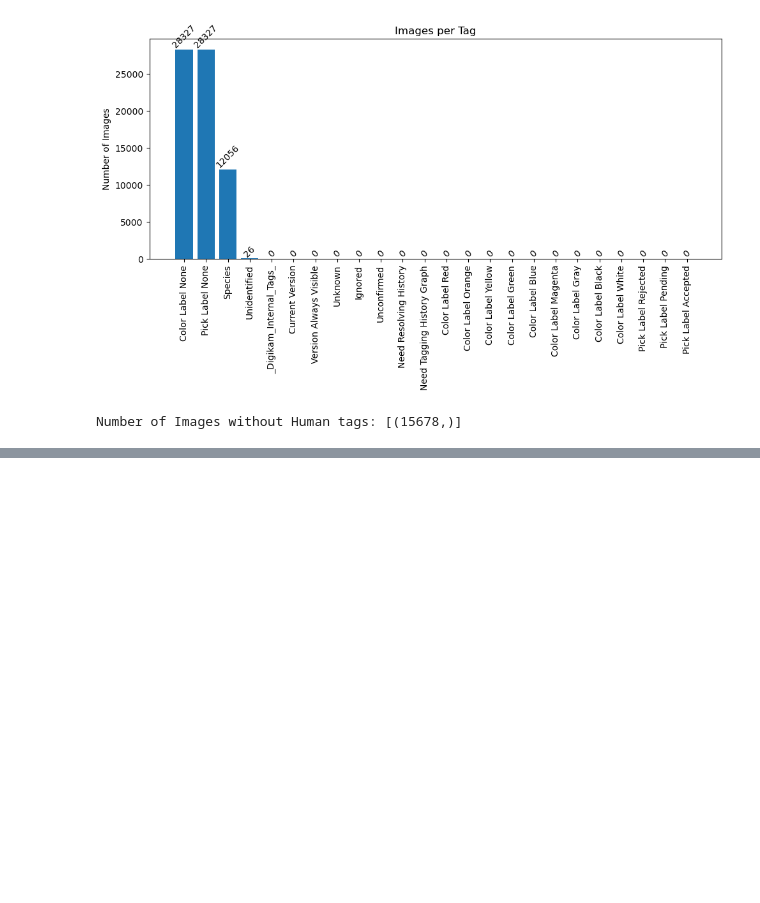
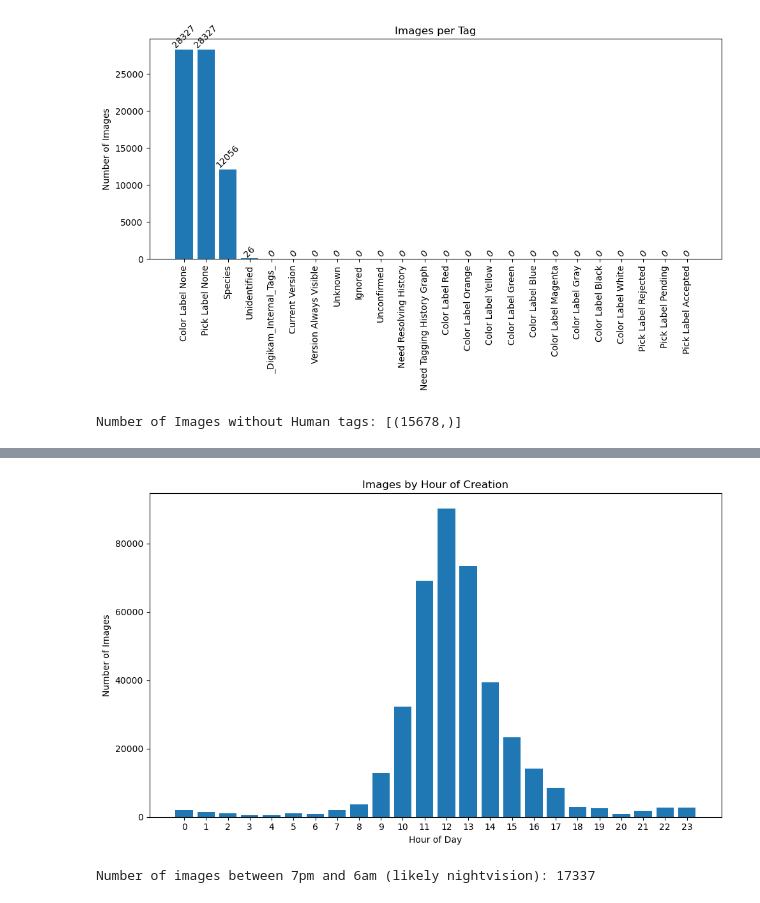
Before and after one commit to urvashibala/CameraTrapMulticlassifier, a Jupyter notebook: db_exploration.ipynb, the cells around one changed output, grey strips where cells are left out. Saved outputs shown, nothing was run; the diff lists cells and outputs as text; code cells hidden in the pictures; blank space fills up the shorter version.

Commit message:
nightvision begins

```diff
--- a/db_exploration.ipynb
+++ b/db_exploration.ipynb
@@ -202,0 +208,48 @@ Notes:
+# %%
+# TODO: remove untagged images!
+query = """
+SELECT
+    CAST(strftime('%H', ii.creationDate) AS INTEGER) AS hour_of_day,
+    COUNT(*) AS image_count
+FROM Images i
+JOIN ImageInformation ii
+    ON i.id = ii.imageid
+GROUP BY hour_of_day
+ORDER BY hour_of_day;
+"""
+cursor.execute(query)
+results = cursor.fetchall()
+
+hours = [row[0] for row in results]
+counts = [row[1] for row in results]
+plt.figure(figsize=(10,6))
+plt.bar(hours, counts)
+
+# Force x-axis to show every hour
+plt.xticks(np.arange(0, 24, 1))
+
+plt.xlabel("Hour of Day")
+plt.ylabel("Number of Images")
+plt.title("Images by Hour of Creation")
+plt.tight_layout()
+plt.show()
+
+query = """
+SELECT
+    COUNT(*) AS night_image_count
+FROM Images i
+JOIN ImageInformation ii
+    ON i.id = ii.imageid
+WHERE
+    CAST(strftime('%H', ii.creationDate) AS INTEGER) >= 19
+    OR
+    CAST(strftime('%H', ii.creationDate) AS INTEGER) < 6;
+"""
+
+cursor.execute(query)
+results = cursor.fetchall()
+print(f"Number of images between 7pm and 6am (likely nightvision): {results[0][0]}")
+# TODO: expressa as a percent of total!
+# %% [output]
+[figure, added]
+Number of images between 7pm and 6am (likely nightvision): 17337
```
Also changed, not shown: parts of 4 cells of this notebook.
